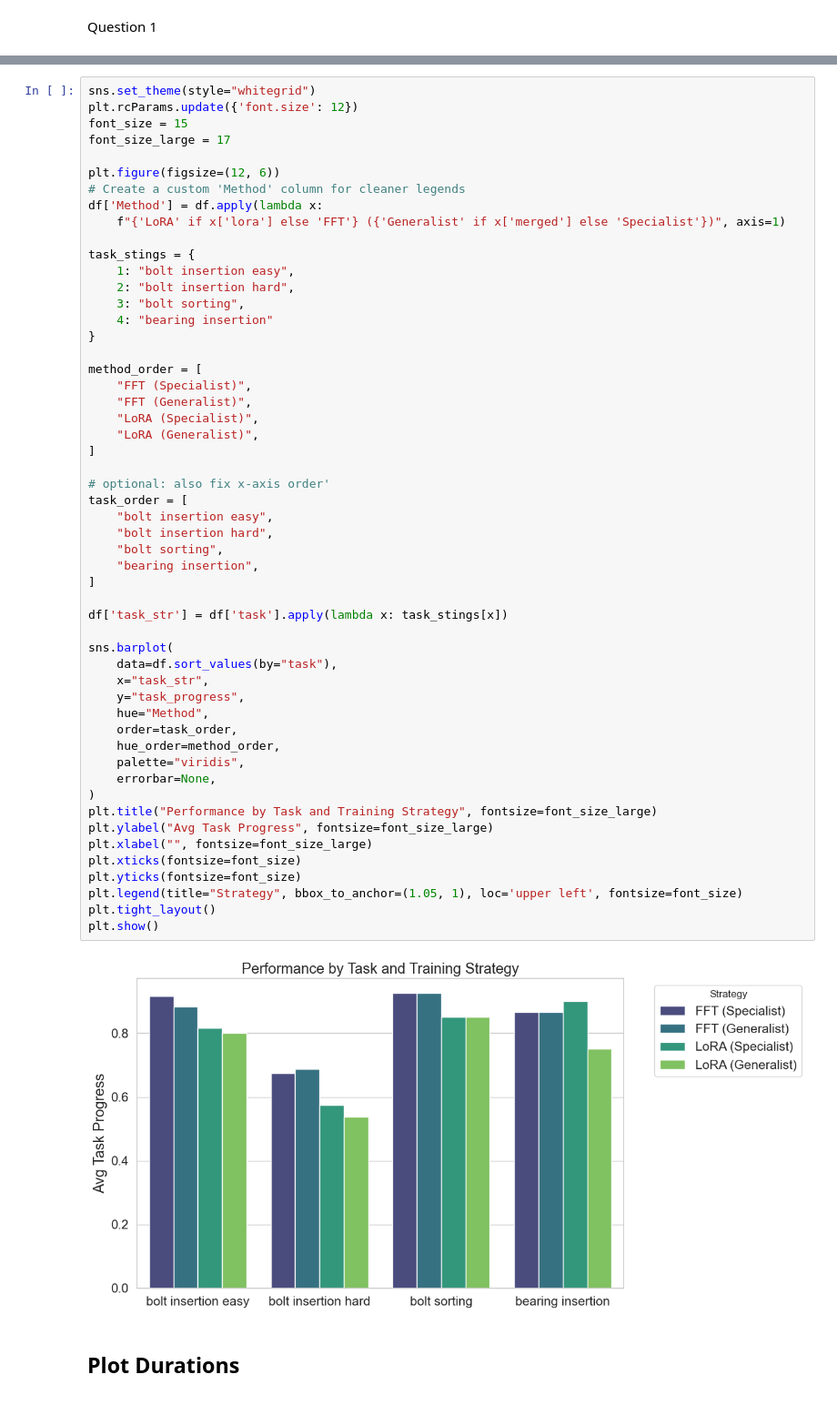
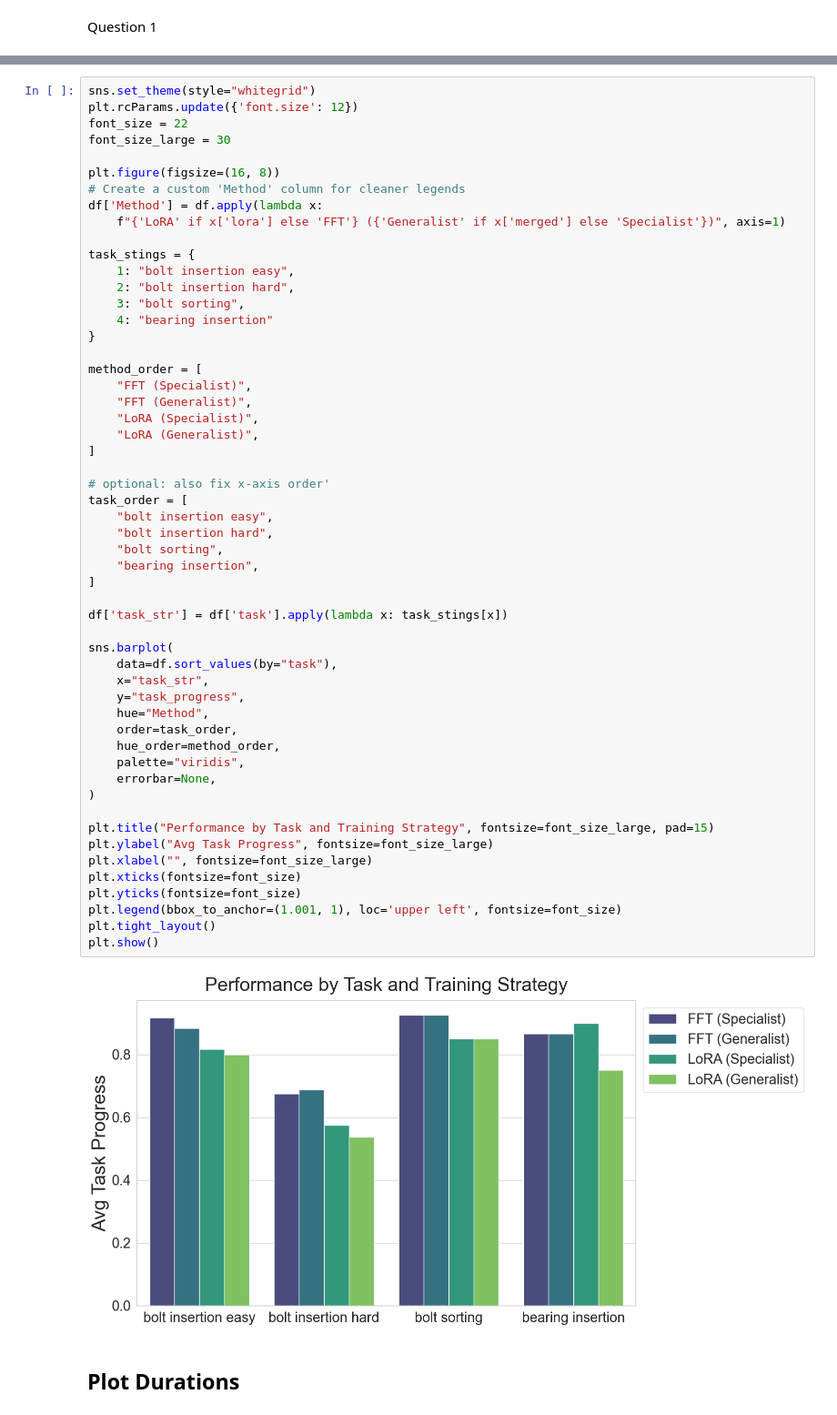
Before and after one commit to F-Fer/lerobot_ur5e_gello, a Jupyter notebook: notebooks/model_performance_analysis.ipynb, the cells around one changed output, grey strips where cells are left out. Shown at 91% size. Drawn from its saved outputs; the diff is of its cells as text.

```diff
--- a/notebooks/model_performance_analysis.ipynb
+++ b/notebooks/model_performance_analysis.ipynb
@@ -512,10 +526,10 @@ plt.show()
 # %%
 sns.set_theme(style="whitegrid")
 plt.rcParams.update({'font.size': 12})
-font_size = 15
-font_size_large = 17
+font_size = 22
+font_size_large = 30
 
-plt.figure(figsize=(12, 6))
+plt.figure(figsize=(16, 8))
 # Create a custom 'Method' column for cleaner legends
 df['Method'] = df.apply(lambda x:
     f"{'LoRA' if x['lora'] else 'FFT'} ({'Generalist' if x['merged'] else 'Specialist'})", axis=1)
@@ -534,36 +548,37 @@ method_order = [
     "LoRA (Generalist)",
 ]
 
 # optional: also fix x-axis order'
 task_order = [
     "bolt insertion easy",
     "bolt insertion hard",
     "bolt sorting",
     "bearing insertion",
 ]
 
 df['task_str'] = df['task'].apply(lambda x: task_stings[x])
 
 sns.barplot(
     data=df.sort_values(by="task"),
     x="task_str",
     y="task_progress",
     hue="Method",
     order=task_order,
     hue_order=method_order,
     palette="viridis",
     errorbar=None,
 )
-plt.title("Performance by Task and Training Strategy", fontsize=font_size_large)
+
+plt.title("Performance by Task and Training Strategy", fontsize=font_size_large, pad=15)
 plt.ylabel("Avg Task Progress", fontsize=font_size_large)
 plt.xlabel("", fontsize=font_size_large)
 plt.xticks(fontsize=font_size)
 plt.yticks(fontsize=font_size)
-plt.legend(title="Strategy", bbox_to_anchor=(1.05, 1), loc='upper left', fontsize=font_size)
+plt.legend(bbox_to_anchor=(1.001, 1), loc='upper left', fontsize=font_size)
 plt.tight_layout()
 plt.show()
 # %% [output]
-[figure, old version]
+[figure, new version]
 # %% [markdown]
 ## Plot Durations
 # %%
```
Also changed, not shown: parts of 3 cells of this notebook.
